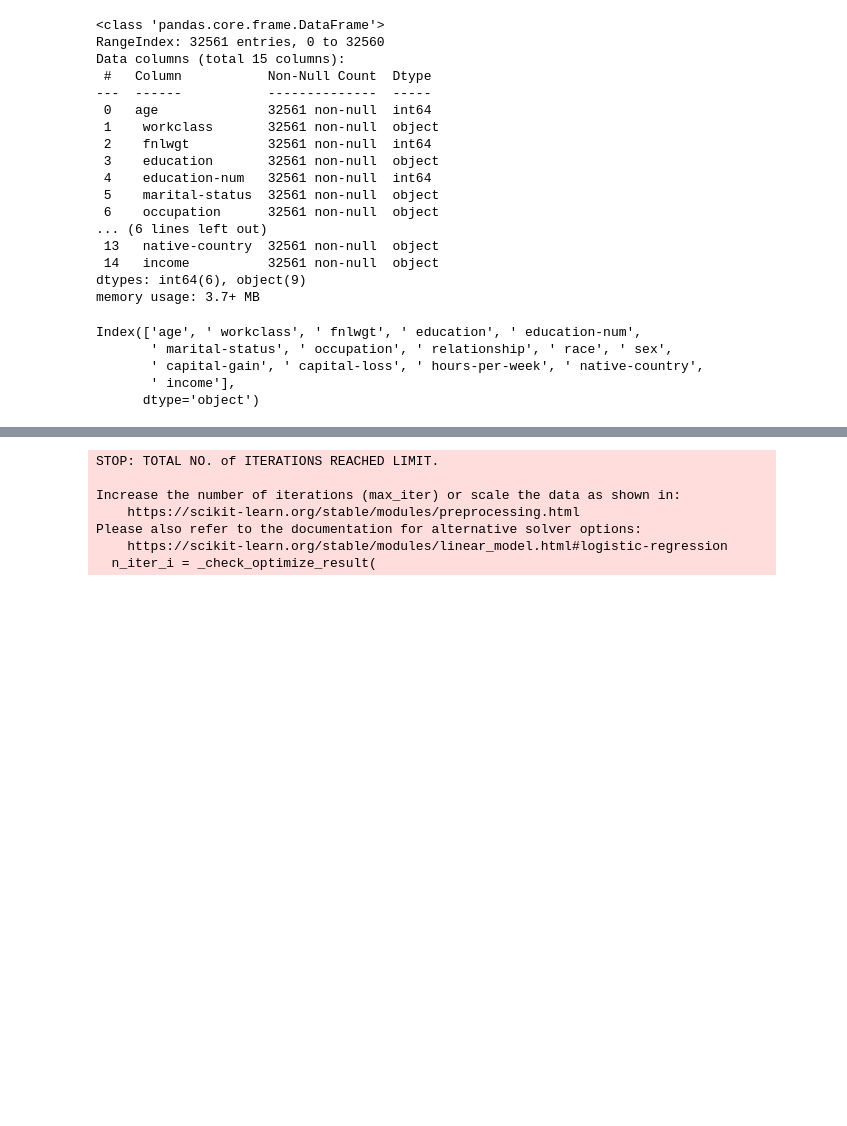
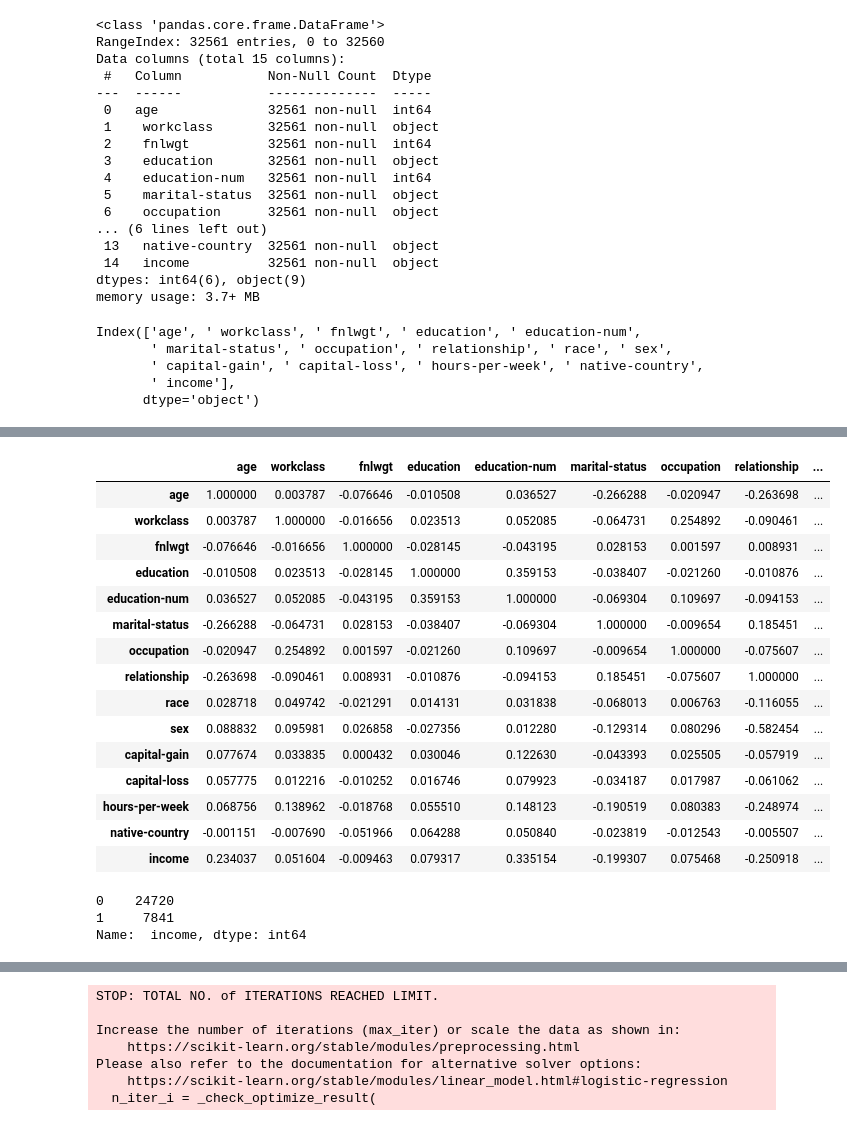
Before and after one commit to Adelaaas/Data_science_basic_22-23_2, a Jupyter notebook: Весенний семестр/home_work_2_log_reg/BykovLogReg.ipynb, the cells around one changed output, grey strips where cells are left out. Saved outputs shown, nothing was run; the diff lists cells and outputs as text; code cells hidden in the pictures; blank space fills up the shorter version.

```diff
--- a/Весенний семестр/home_work_2_log_reg/BykovLogReg.ipynb
+++ b/Весенний семестр/home_work_2_log_reg/BykovLogReg.ipynb
@@ -165 +153,21 @@ df
 32561 rows × 15 columns
+# %%
+corr = df.corr()
+corr.style.background_gradient(cmap='coolwarm')
+# %% [output]
+|  | age | workclass | fnlwgt | education | education-num | marital-status | occupation | relationship | ... |
+| age | 1.000000 | 0.003787 | -0.076646 | -0.010508 | 0.036527 | -0.266288 | -0.020947 | -0.263698 | ... |
+| workclass | 0.003787 | 1.000000 | -0.016656 | 0.023513 | 0.052085 | -0.064731 | 0.254892 | -0.090461 | ... |
+| fnlwgt | -0.076646 | -0.016656 | 1.000000 | -0.028145 | -0.043195 | 0.028153 | 0.001597 | 0.008931 | ... |
+| education | -0.010508 | 0.023513 | -0.028145 | 1.000000 | 0.359153 | -0.038407 | -0.021260 | -0.010876 | ... |
+| education-num | 0.036527 | 0.052085 | -0.043195 | 0.359153 | 1.000000 | -0.069304 | 0.109697 | -0.094153 | ... |
+| marital-status | -0.266288 | -0.064731 | 0.028153 | -0.038407 | -0.069304 | 1.000000 | -0.009654 | 0.185451 | ... |
+| occupation | -0.020947 | 0.254892 | 0.001597 | -0.021260 | 0.109697 | -0.009654 | 1.000000 | -0.075607 | ... |
+| relationship | -0.263698 | -0.090461 | 0.008931 | -0.010876 | -0.094153 | 0.185451 | -0.075607 | 1.000000 | ... |
+| race | 0.028718 | 0.049742 | -0.021291 | 0.014131 | 0.031838 | -0.068013 | 0.006763 | -0.116055 | ... |
+| sex | 0.088832 | 0.095981 | 0.026858 | -0.027356 | 0.012280 | -0.129314 | 0.080296 | -0.582454 | ... |
+| capital-gain | 0.077674 | 0.033835 | 0.000432 | 0.030046 | 0.122630 | -0.043393 | 0.025505 | -0.057919 | ... |
+| capital-loss | 0.057775 | 0.012216 | -0.010252 | 0.016746 | 0.079923 | -0.034187 | 0.017987 | -0.061062 | ... |
+| hours-per-week | 0.068756 | 0.138962 | -0.018768 | 0.055510 | 0.148123 | -0.190519 | 0.080383 | -0.248974 | ... |
+| native-country | -0.001151 | -0.007690 | -0.051966 | 0.064288 | 0.050840 | -0.023819 | -0.012543 | -0.005507 | ... |
+| income | 0.234037 | 0.051604 | -0.009463 | 0.079317 | 0.335154 | -0.199307 | 0.075468 | -0.250918 | ... |
@@ -165,0 +176,6 @@ df
+# %%
+df[' income'].value_counts()
+# %% [output]
+0    24720
+1     7841
+Name:  income, dtype: int64
```
Also changed, not shown: parts of 19 cells of this notebook.
